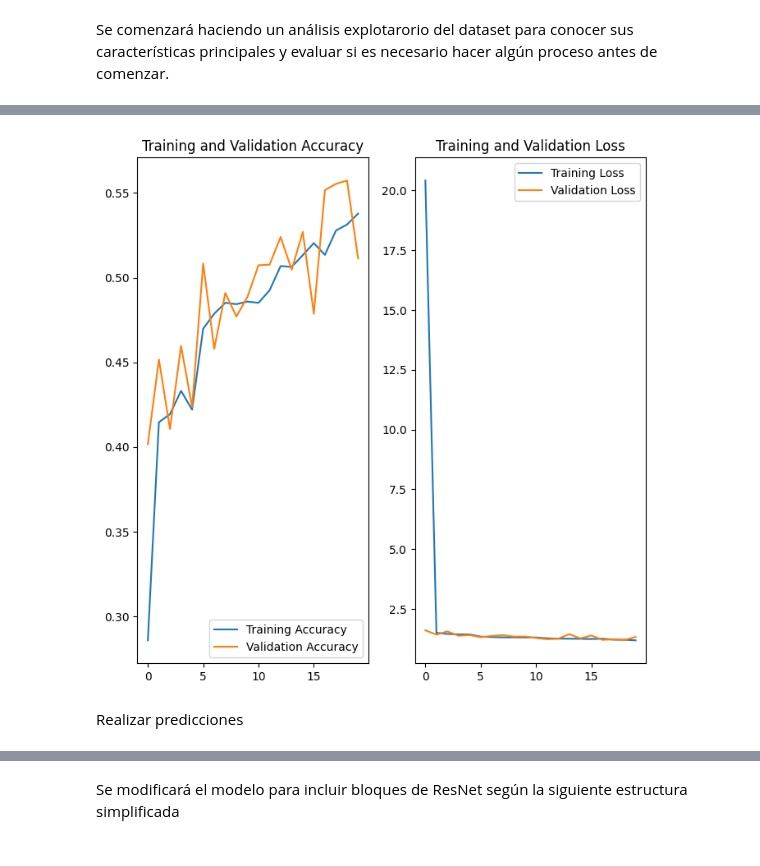
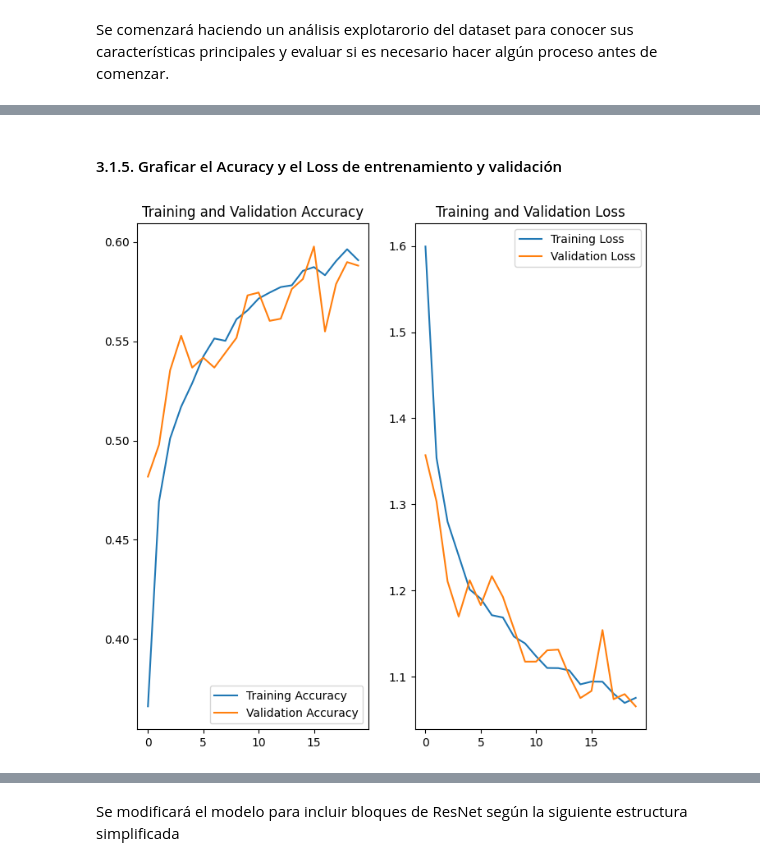
Before and after one commit to salvanya/DeepLearning_TP1, a Jupyter notebook: Image_classification.ipynb, the cells around one changed output, grey strips where cells are left out. Saved outputs shown, nothing was run; the diff lists cells and outputs as text; code cells hidden in the pictures.

```diff
--- a/Image_classification.ipynb
+++ b/Image_classification.ipynb
@@ -273,0 +306,14 @@ plt.show()
+# %%
+# Obtener las etiquetas de las clases
+class_labels = list(train_generator.class_indices.keys())
+
+# Mostrar algunas imagenes de ejemplo del traing set con etiquetas
+sample_images, sample_labels = next(train_generator)
+plt.figure(figsize=(10, 10))
+for i in range(9):
+    ax = plt.subplot(3, 3, i + 1)
+    plt.imshow(sample_images[i])
+    label_index = sample_labels[i].argmax()
+    plt.title(f'Label: {class_labels[label_index]}')
+    plt.axis("off")
+plt.show()
@@ -299,5 +349,5 @@ Se construye el modelo
 # %%
-input_shape = (96, 96, 3)  # Tamaño de las imágenes
+input_shape = (150, 150, 3)  # Size of the images
 num_layers = 7
 num_neurons = 128
 
@@ -333,10 +378,0 @@ Se entrena el modelo
-# %%
-# Número de épocas de entrenamiento
-EPOCHS = 20
-
-history = model_dnn.fit(
-    train_ds,
-    validation_data=val_ds,
-    epochs=EPOCHS,
-    batch_size=BATCH_SIZE
-)
@@ -360,0 +379,7 @@ Epoch 20/20
+# %%
+history_dnn = model_dnn.fit(
+    train_generator,
+    validation_data=validation_generator,
+    epochs=20,
+    verbose=1
+)
@@ -361,27 +404,27 @@ Epoch 20/20
+# %% [markdown]
+#### 3.1.5. Graficar el Acuracy y el Loss de entrenamiento y validación
 # %%
 # Grafica la precisión y pérdida de entrenamiento y validación
-acc = history.history['accuracy']
-val_acc = history.history['val_accuracy']
+acc = history_dnn.history['accuracy']
+val_acc = history_dnn.history['val_accuracy']
 
-loss = history.history['loss']
-val_loss = history.history['val_loss']
+loss = history_dnn.history['loss']
+val_loss = history_dnn.history['val_loss']
 
-epochs_range = range(EPOCHS)
+epochs_range = range(20)  # Assuming you trained for 20 epochs
 
 plt.figure(figsize=(8, 8))
 plt.subplot(1, 2, 1)
 plt.plot(epochs_range, acc, label='Training Accuracy')
 plt.plot(epochs_range, val_acc, label='Validation Accuracy')
 plt.legend(loc='lower right')
 plt.title('Training and Validation Accuracy')
 
 plt.subplot(1, 2, 2)
 plt.plot(epochs_range, loss, label='Training Loss')
 plt.plot(epochs_range, val_loss, label='Validation Loss')
 plt.legend(loc='upper right')
 plt.title('Training and Validation Loss')
 plt.show()
 # %% [output]
-[figure, old version]
+[figure, new version]
-# %% [markdown]
-Realizar predicciones
```
Also changed, not shown: parts of 117 cells of this notebook.
